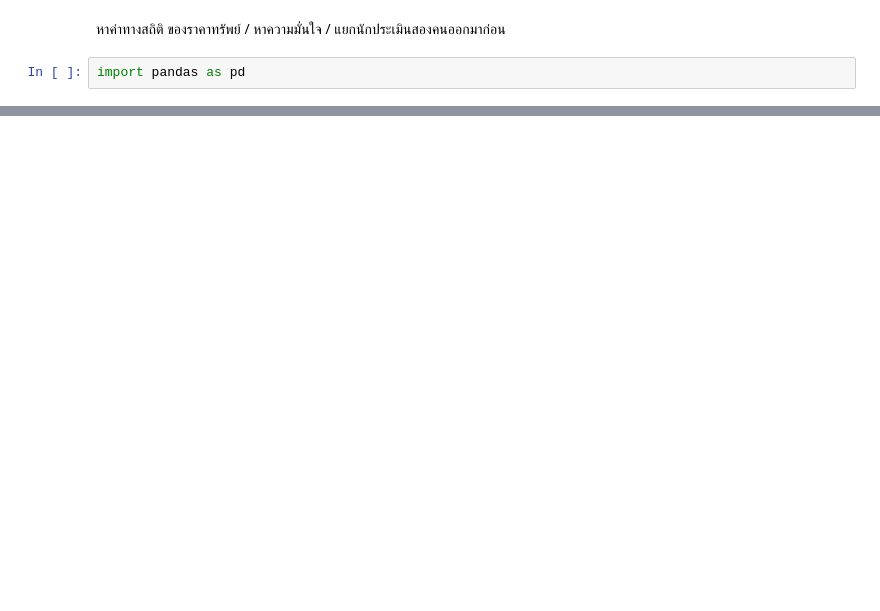
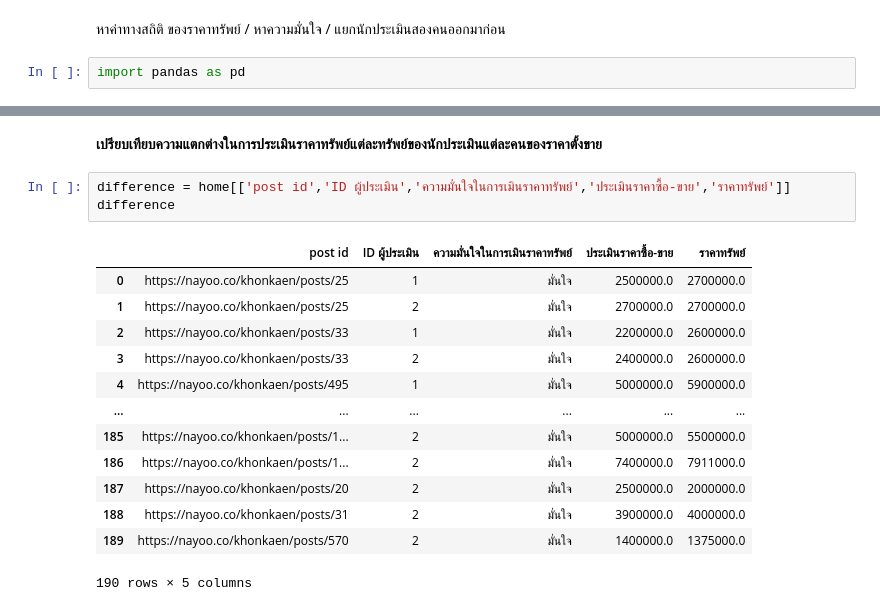
Before and after one commit to sucheerarighthere/bsc_dpdm22, a Jupyter notebook: [dataprep]_property_estimator.ipynb, the cells around one changed output, grey strips where cells are left out. Cells and saved outputs as stored; diff of their text form; blank space fills up the shorter version.

```diff
--- a/[dataprep]_property_estimator.ipynb
+++ b/[dataprep]_property_estimator.ipynb
@@ -64,0 +128,19 @@ u1c
+# %% [markdown]
+**เปรียบเทียบความแตกต่างในการประเมินราคาทรัพย์แต่ละทรัพย์ของนักประเมินแต่ละคนของราคาตั้งขาย**
+# %%
+difference = home[['post id','ID ผู้ประเมิน','ความมั่นใจในการเมินราคาทรัพย์','ประเมินราคาซื้อ-ขาย','ราคาทรัพย์']]
+difference
+# %% [output]
+|  | post id | ID ผู้ประเมิน | ความมั่นใจในการเมินราคาทรัพย์ | ประเมินราคาซื้อ-ขาย | ราคาทรัพย์ |
+| 0 | https://nayoo.co/khonkaen/posts/25 | 1 | มั่นใจ | 2500000.0 | 2700000.0 |
+| 1 | https://nayoo.co/khonkaen/posts/25 | 2 | มั่นใจ | 2700000.0 | 2700000.0 |
+| 2 | https://nayoo.co/khonkaen/posts/33 | 1 | มั่นใจ | 2200000.0 | 2600000.0 |
+| 3 | https://nayoo.co/khonkaen/posts/33 | 2 | มั่นใจ | 2400000.0 | 2600000.0 |
+| 4 | https://nayoo.co/khonkaen/posts/495 | 1 | มั่นใจ | 5000000.0 | 5900000.0 |
+| ... | ... | ... | ... | ... | ... |
+| 185 | https://nayoo.co/khonkaen/posts/1... | 2 | มั่นใจ | 5000000.0 | 5500000.0 |
+| 186 | https://nayoo.co/khonkaen/posts/1... | 2 | มั่นใจ | 7400000.0 | 7911000.0 |
+| 187 | https://nayoo.co/khonkaen/posts/20 | 2 | มั่นใจ | 2500000.0 | 2000000.0 |
+| 188 | https://nayoo.co/khonkaen/posts/31 | 2 | มั่นใจ | 3900000.0 | 4000000.0 |
+| 189 | https://nayoo.co/khonkaen/posts/570 | 2 | มั่นใจ | 1400000.0 | 1375000.0 |
+190 rows × 5 columns
```
Also changed, not shown: parts of 21 cells of this notebook.
